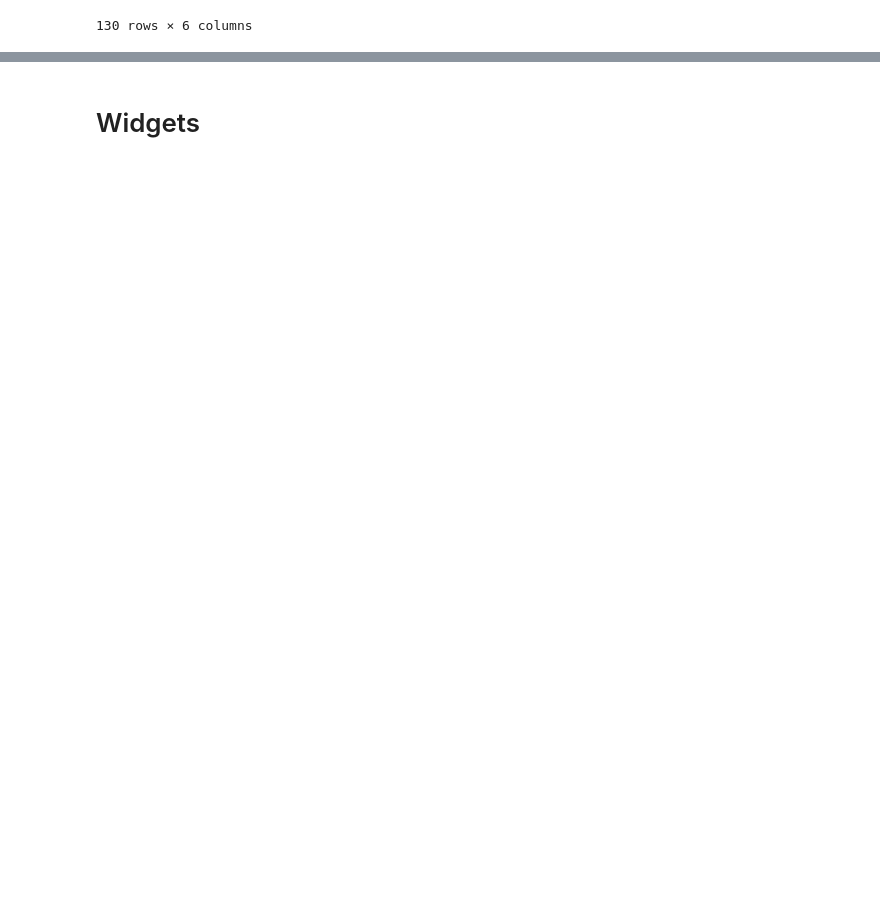
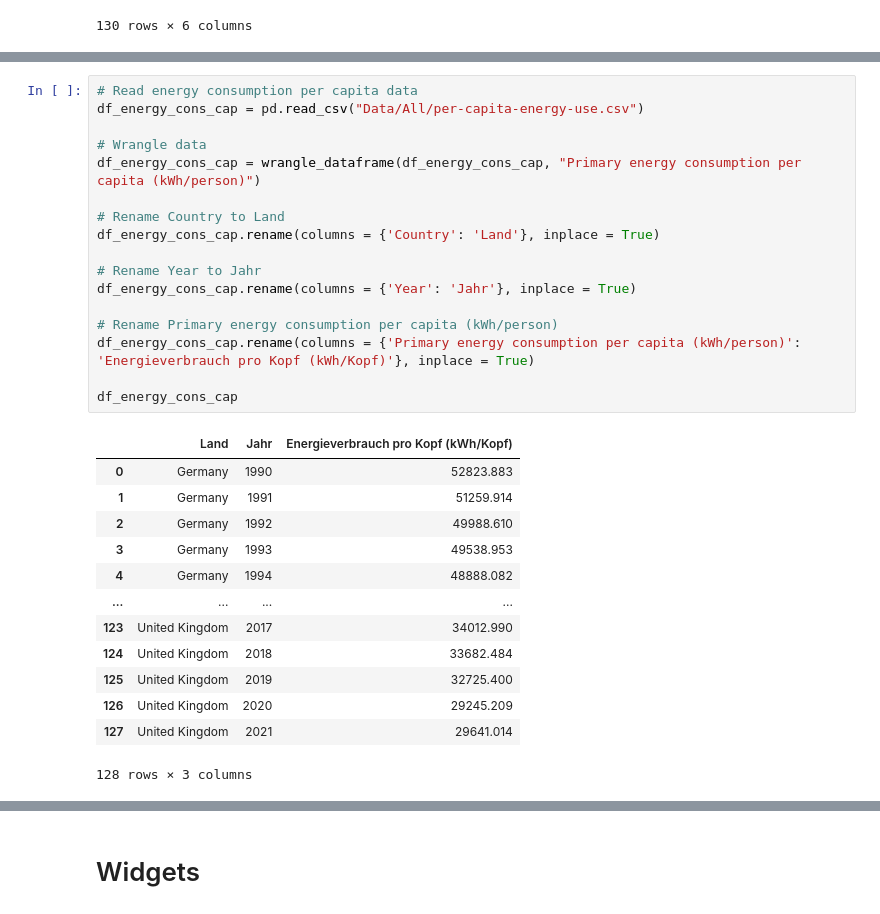
Before and after one commit to alexschillingfhnw/cda2, a Jupyter notebook: Dashboard_version_2.ipynb, the cells around one changed output, grey strips where cells are left out. Saved outputs shown, nothing was run; the diff lists cells and outputs as text; blank space fills up the shorter version.

```diff
--- a/Dashboard_version_2.ipynb
+++ b/Dashboard_version_2.ipynb
@@ -263,0 +306,31 @@ df_renewable_energy
+# %%
+# Read energy consumption per capita data
+df_energy_cons_cap = pd.read_csv("Data/All/per-capita-energy-use.csv")
+
+# Wrangle data
+df_energy_cons_cap = wrangle_dataframe(df_energy_cons_cap, "Primary energy consumption per capita (kWh/person)")
+
+# Rename Country to Land
+df_energy_cons_cap.rename(columns = {'Country': 'Land'}, inplace = True)
+
+# Rename Year to Jahr
+df_energy_cons_cap.rename(columns = {'Year': 'Jahr'}, inplace = True)
+
+# Rename Primary energy consumption per capita (kWh/person)
+df_energy_cons_cap.rename(columns = {'Primary energy consumption per capita (kWh/person)': 'Energieverbrauch pro Kopf (kWh/Kopf)'}, inplace = True)
+
+df_energy_cons_cap
+# %% [output]
+|  | Land | Jahr | Energieverbrauch pro Kopf (kWh/Kopf) |
+| 0 | Germany | 1990 | 52823.883 |
+| 1 | Germany | 1991 | 51259.914 |
+| 2 | Germany | 1992 | 49988.610 |
+| 3 | Germany | 1993 | 49538.953 |
+| 4 | Germany | 1994 | 48888.082 |
+| ... | ... | ... | ... |
+| 123 | United Kingdom | 2017 | 34012.990 |
+| 124 | United Kingdom | 2018 | 33682.484 |
+| 125 | United Kingdom | 2019 | 32725.400 |
+| 126 | United Kingdom | 2020 | 29245.209 |
+| 127 | United Kingdom | 2021 | 29641.014 |
+128 rows × 3 columns
```
Also changed, not shown: parts of 13 cells of this notebook.
